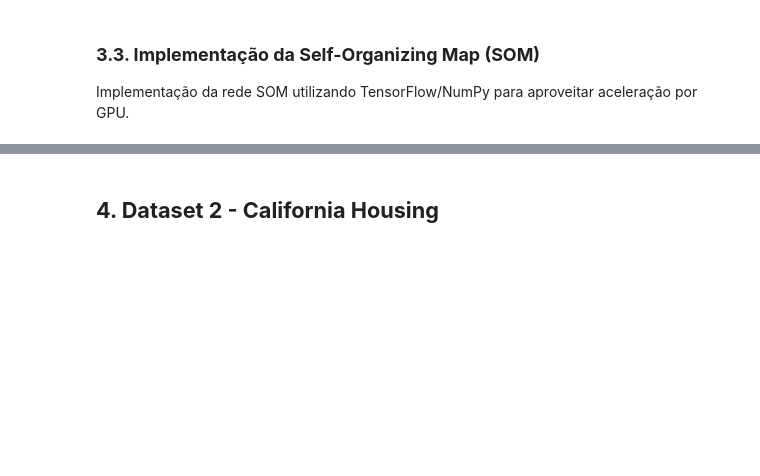
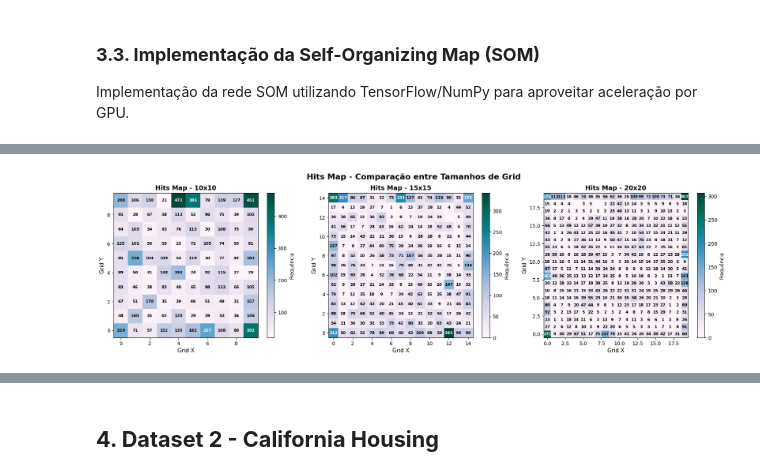
Before and after one commit to TalesMiguel/neural_networks_ppg_cc, a Jupyter notebook: a2.ipynb, the cells around one changed output, grey strips where cells are left out. Cells and saved outputs as stored; diff of their text form; code cells hidden in the pictures; blank space fills up the shorter version.

```diff
--- a/a2.ipynb
+++ b/a2.ipynb
@@ -392,0 +358,38 @@ Name: count, dtype: int64
+# %%
+selected_configs = ['10x10_bom_sigma', '15x15_bom_sigma', '20x20_bom_sigma']
+grid_labels = ['10x10', '15x15', '20x20']
+
+fig, axes = plt.subplots(1, 3, figsize=(18, 5))
+
+for idx, config_name in enumerate(selected_configs):
+    data = trained_soms[config_name]
+    som_obj = data['som']
+    bmu_map = data['bmu_map']
+
+    hits_map = np.zeros(som_obj.grid_size)
+    for bmu in bmu_map:
+        hits_map[bmu[0], bmu[1]] += 1
+
+    active_neurons = np.count_nonzero(hits_map)
+    total_neurons = som_obj.grid_size[0] * som_obj.grid_size[1]
+    utilization = (active_neurons / total_neurons) * 100
+
+    im = axes[idx].imshow(hits_map, cmap='PuBuGn', interpolation='nearest', origin='lower')
+    axes[idx].set_title(f'\nHits Map - {grid_labels[idx]}', fontsize=13, fontweight='bold')
+    axes[idx].set_xlabel('Grid X', fontsize=11)
+    axes[idx].set_ylabel('Grid Y', fontsize=11)
+    plt.colorbar(im, ax=axes[idx], label='Frequência')
+
+    for i in range(som_obj.grid_size[0]):
+        for j in range(som_obj.grid_size[1]):
+            if hits_map[i, j] > 0:
+                axes[idx].text(j, i, f'{int(hits_map[i, j])}',
+                              ha='center', va='center', fontsize=8,
+                              color='white' if hits_map[i, j] > hits_map.max()*0.5 else 'black',
+                              fontweight='bold')
+
+plt.suptitle('Hits Map - Comparação entre Tamanhos de Grid', fontsize=16, fontweight='bold')
+plt.tight_layout()
+plt.show()
+# %% [output]
+[figure, added]
```
Also changed, not shown: parts of 25 cells of this notebook.
